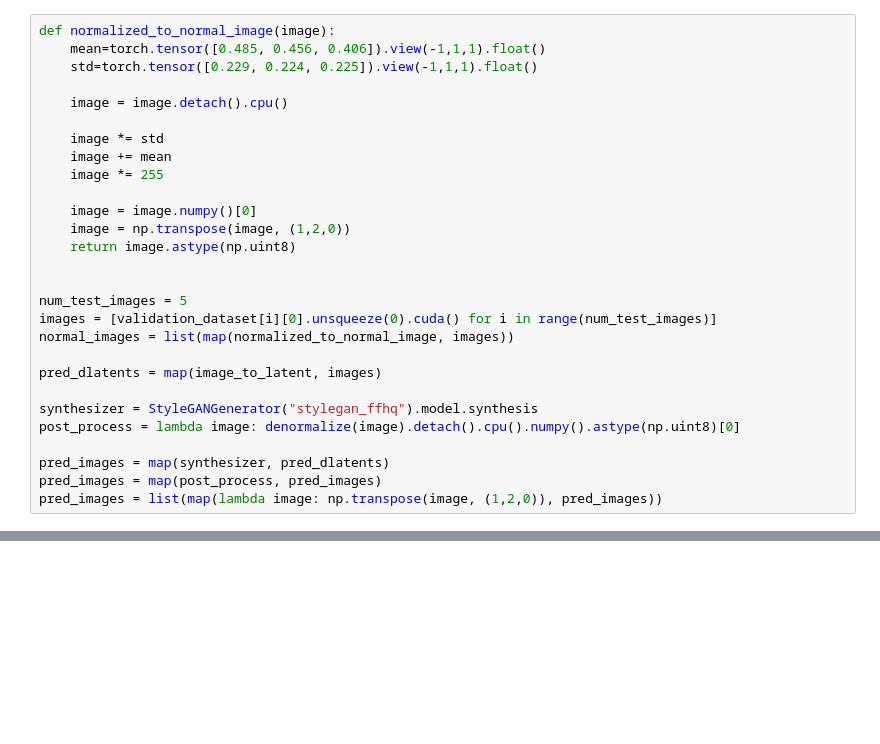
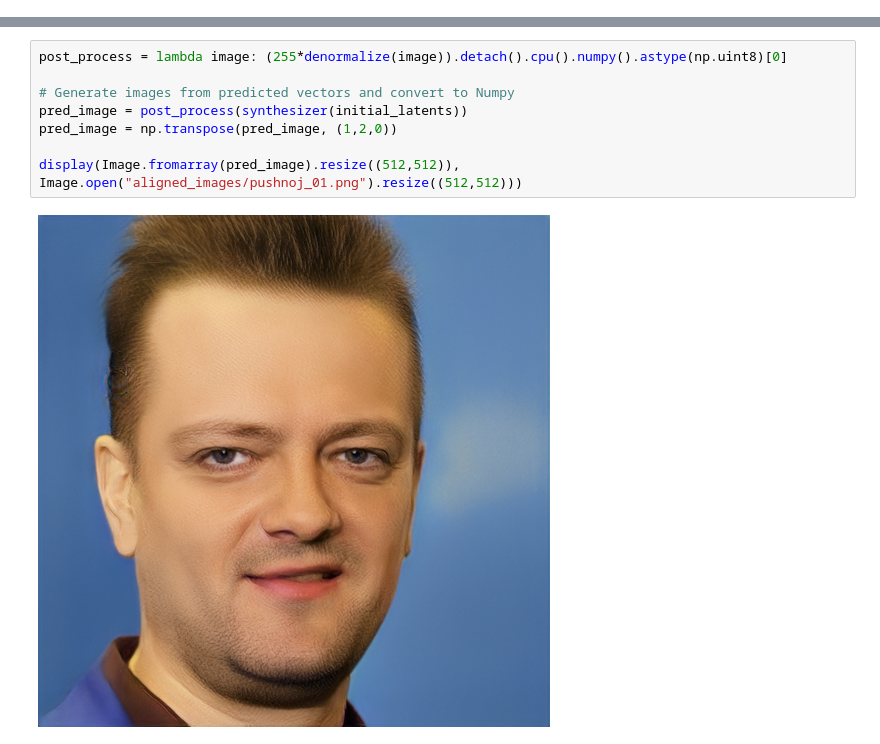
Before and after one commit to Andre6o6/stylegan-editing, a Jupyter notebook: StyleGAN_encode_images.ipynb, the cells around one changed output, grey strips where cells are left out. Drawn from its saved outputs; the diff is of its cells as text; blank space fills up the shorter version.

```diff
--- a/StyleGAN_encode_images.ipynb
+++ b/StyleGAN_encode_images.ipynb
@@ -295,28 +106,0 @@ print()
-# %%
-def normalized_to_normal_image(image):
-    mean=torch.tensor([0.485, 0.456, 0.406]).view(-1,1,1).float()
-    std=torch.tensor([0.229, 0.224, 0.225]).view(-1,1,1).float()
-
-    image = image.detach().cpu()
-
-    image *= std
-    image += mean
-    image *= 255
-
-    image = image.numpy()[0]
-    image = np.transpose(image, (1,2,0))
-    return image.astype(np.uint8)
-
-
-num_test_images = 5
-images = [validation_dataset[i][0].unsqueeze(0).cuda() for i in range(num_test_images)]
-normal_images = list(map(normalized_to_normal_image, images))
-
-pred_dlatents = map(image_to_latent, images)
-
-synthesizer = StyleGANGenerator("stylegan_ffhq").model.synthesis
-post_process = lambda image: denormalize(image).detach().cpu().numpy().astype(np.uint8)[0]
-
-pred_images = map(synthesizer, pred_dlatents)
-pred_images = map(post_process, pred_images)
-pred_images = list(map(lambda image: np.transpose(image, (1,2,0)), pred_images))
@@ -340,0 +127,10 @@ plt.show()
+# %%
+post_process = lambda image: (255*denormalize(image)).detach().cpu().numpy().astype(np.uint8)[0]
+
+# Generate images from predicted vectors and convert to Numpy
+pred_image = post_process(synthesizer(initial_latents))
+pred_image = np.transpose(pred_image, (1,2,0))
+
+display(Image.fromarray(pred_image).resize((512,512)), Image.open("aligned_images/pushnoj_01.png").resize((512,512)))
+# %% [output]
+[figure, added]
```
Also changed, not shown: parts of 30 cells of this notebook.
